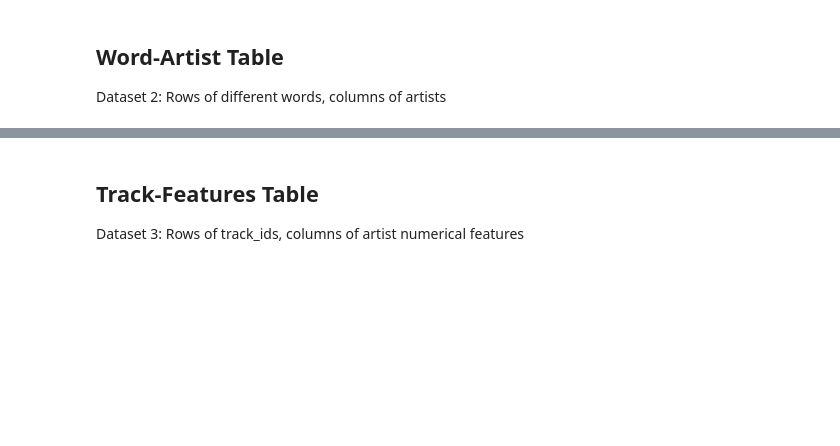
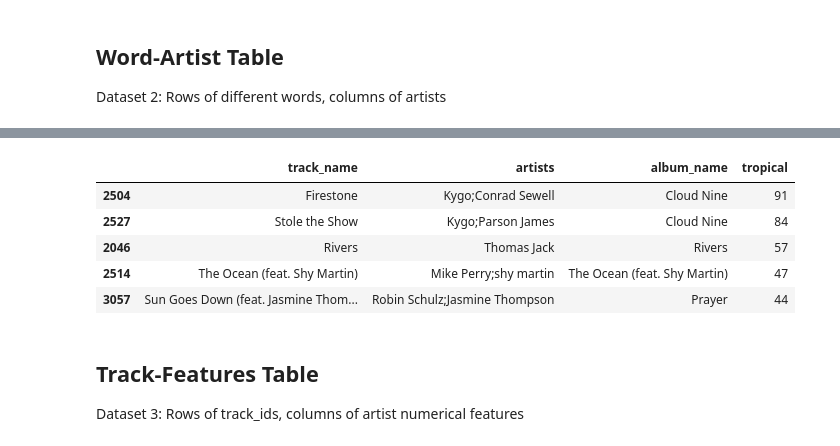
Before and after one commit to holistudio/spotify_dash, a Jupyter notebook: 02_data_wrangling/tableau_datasets.ipynb, the cells around one changed output, grey strips where cells are left out. Cells and saved outputs as stored; diff of their text form; code cells hidden in the pictures; blank space fills up the shorter version.

```diff
--- a/02_data_wrangling/tableau_datasets.ipynb
+++ b/02_data_wrangling/tableau_datasets.ipynb
@@ -87,0 +208,12 @@ Dataset 2: Rows of different words, columns of artists
+# %%
+keyword = 'tropical'
+filter = word_bin_df[keyword] > 0
+filter_df = word_bin_df[filter][['track_name', 'artists', 'album_name',keyword]]
+filter_df.sort_values(by=keyword,ascending=False).head()
+# %% [output]
+|  | track_name | artists | album_name | tropical |
+| 2504 | Firestone | Kygo;Conrad Sewell | Cloud Nine | 91 |
+| 2527 | Stole the Show | Kygo;Parson James | Cloud Nine | 84 |
+| 2046 | Rivers | Thomas Jack | Rivers | 57 |
+| 2514 | The Ocean (feat. Shy Martin) | Mike Perry;shy martin | The Ocean (feat. Shy Martin) | 47 |
+| 3057 | Sun Goes Down (feat. Jasmine Thom... | Robin Schulz;Jasmine Thompson | Prayer | 44 |
```
Also changed, not shown: parts of 15 cells of this notebook.
